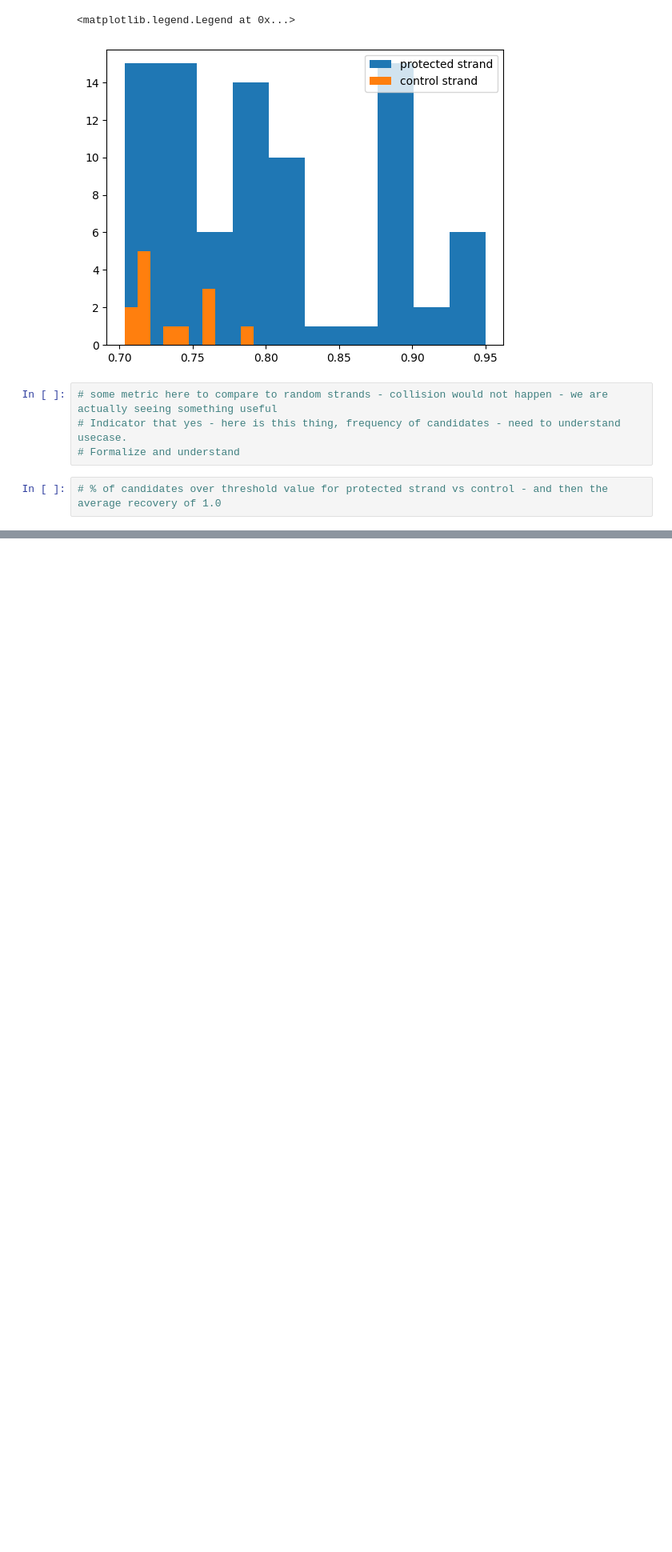
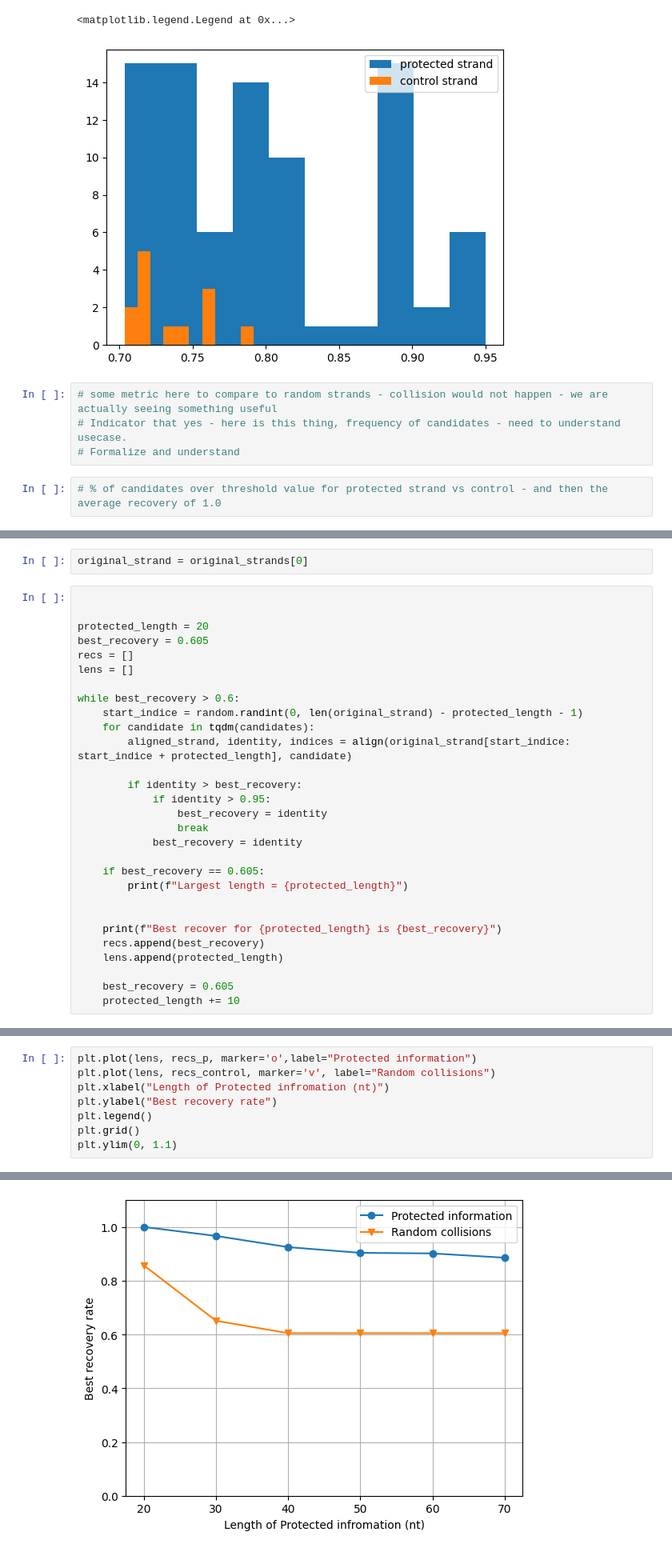
Before and after one commit to Parvfect/Incomplete_cycles, a Jupyter notebook: v2/testing_clustering_badread.ipynb, the cells around one changed output, grey strips where cells are left out. Shown at 80% size. Cells and saved outputs as stored; diff of their text form; blank space fills up the shorter version.

```diff
--- a/v2/testing_clustering_badread.ipynb
+++ b/v2/testing_clustering_badread.ipynb
@@ -153,0 +224,31 @@ plt.show()
+# %%
+original_strand = original_strands[0]
+# %%
+
+
+protected_length = 20
+best_recovery = 0.605
+recs = []
+lens = []
+
+while best_recovery > 0.6:
+    start_indice = random.randint(0, len(original_strand) - protected_length - 1)
+    for candidate in tqdm(candidates):
+        aligned_strand, identity, indices = align(original_strand[start_indice: start_indice + protected_length], candidate)
+
+        if identity > best_recovery:
+            if identity > 0.95:
+                best_recovery = identity
+                break
+            best_recovery = identity
+
+    if best_recovery == 0.605:
+        print(f"Largest length = {protected_length}")
+
+
+    print(f"Best recover for {protected_length} is {best_recovery}")
+    recs.append(best_recovery)
+    lens.append(protected_length)
+
+    best_recovery = 0.605
+    protected_length += 10
@@ -153,0 +350,9 @@ plt.show()
+# %%
+plt.plot(lens, recs_p, marker='o',label="Protected information")
+plt.plot(lens, recs_control, marker='v', label="Random collisions")
+plt.xlabel("Length of Protected infromation (nt)")
+plt.ylabel("Best recovery rate")
+plt.legend()
+plt.grid()
+plt.ylim(0, 1.1)
+# %% [output]
@@ -153,0 +360 @@ plt.show()
+[figure, added]
```
Also changed, not shown: parts of 14 cells of this notebook, 7 other files.
